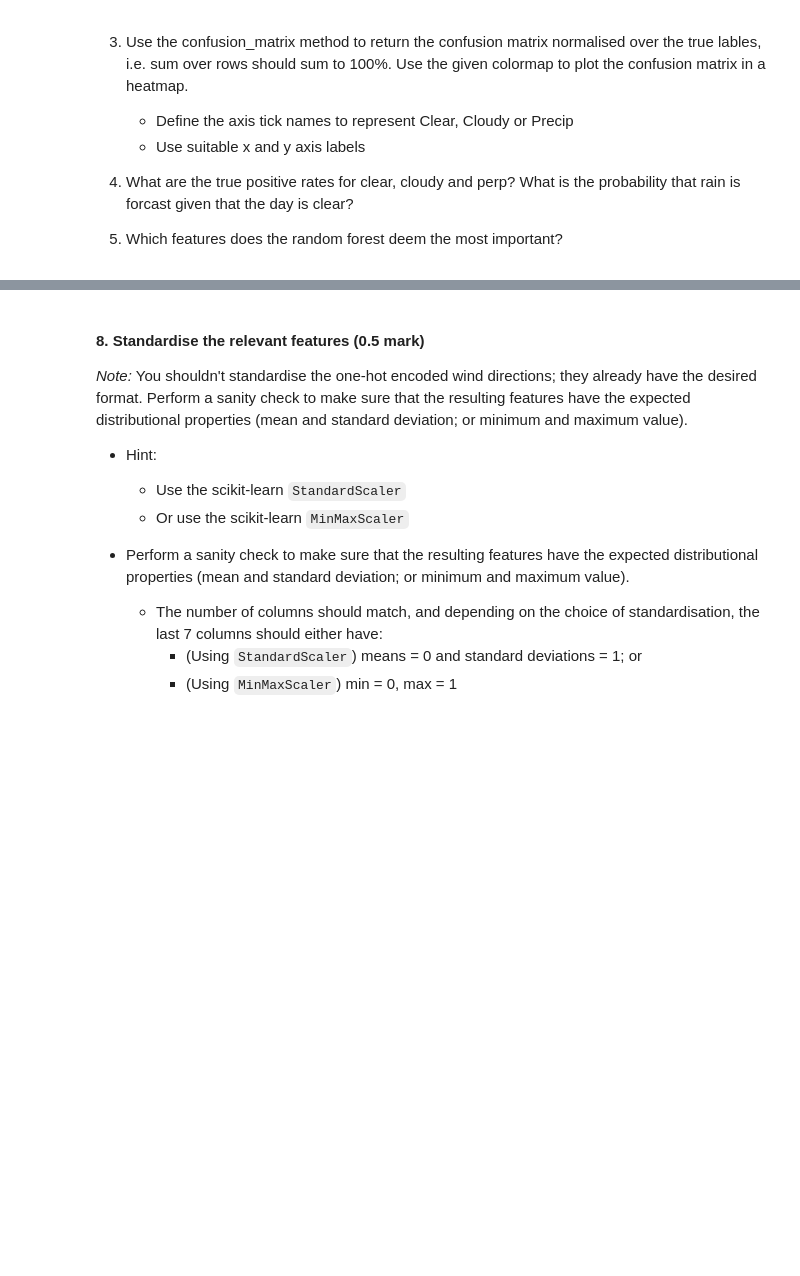
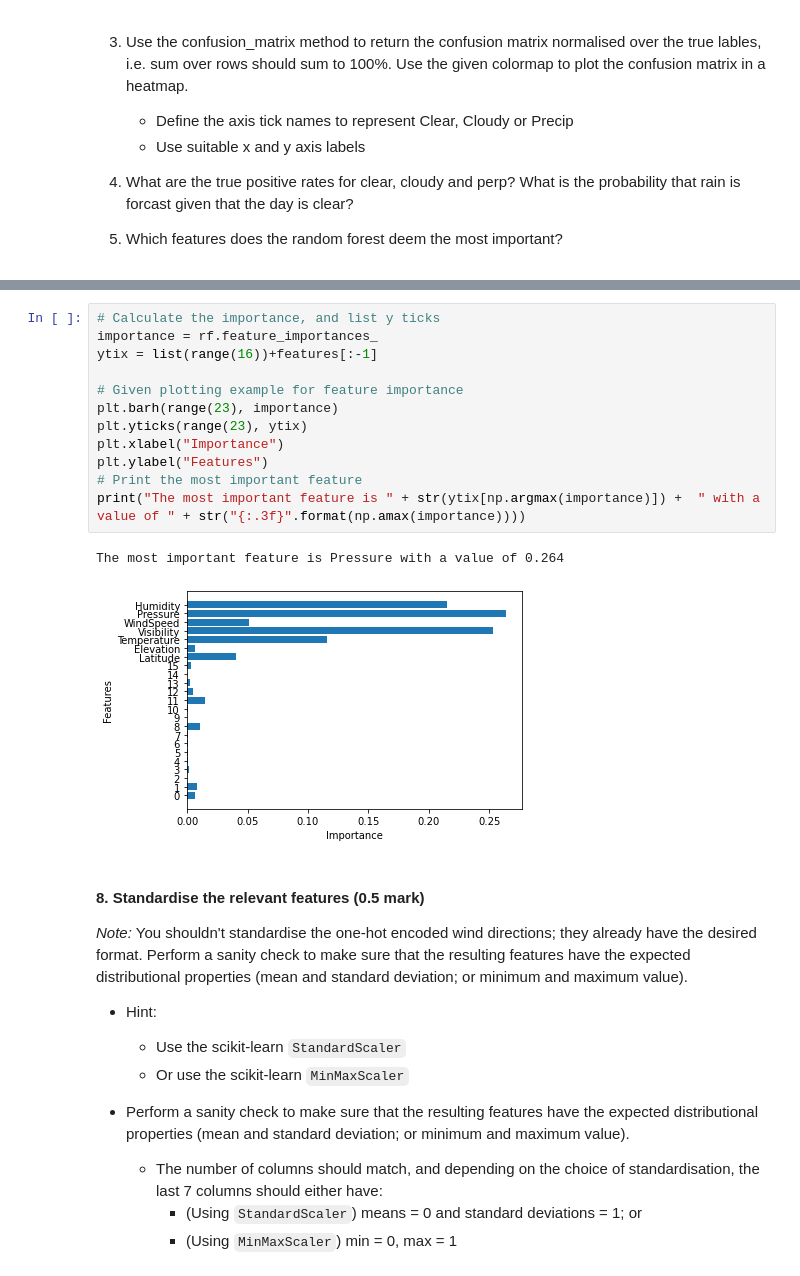
Before and after one commit to CasperMcTavish/DAML, a Jupyter notebook: checkpoint1(2).ipynb, the cells around one changed output, grey strips where cells are left out. Cells and saved outputs as stored; diff of their text form; blank space fills up the shorter version.

Commit message:
Completed most tasks but requires cleanup

```diff
--- a/checkpoint1(2).ipynb
+++ b/checkpoint1(2).ipynb
@@ -340,3 +345,18 @@ print(confmat)
+# %%
+# Calculate the importance, and list y ticks
+importance = rf.feature_importances_
+ytix = list(range(16))+features[:-1]
+
+# Given plotting example for feature importance
+plt.barh(range(23), importance)
+plt.yticks(range(23), ytix)
+plt.xlabel("Importance")
+plt.ylabel("Features")
+# Print the most important feature
+print("The most important feature is " + str(ytix[np.argmax(importance)]) +  " with a value of " + str("{:.3f}".format(np.amax(importance))))
+# %% [output]
+The most important feature is Pressure with a value of 0.264
+[figure, added]
 # %% [markdown]
 #### 8. Standardise the relevant features (0.5 mark)
 
```
Also changed, not shown: parts of 27 cells of this notebook.
